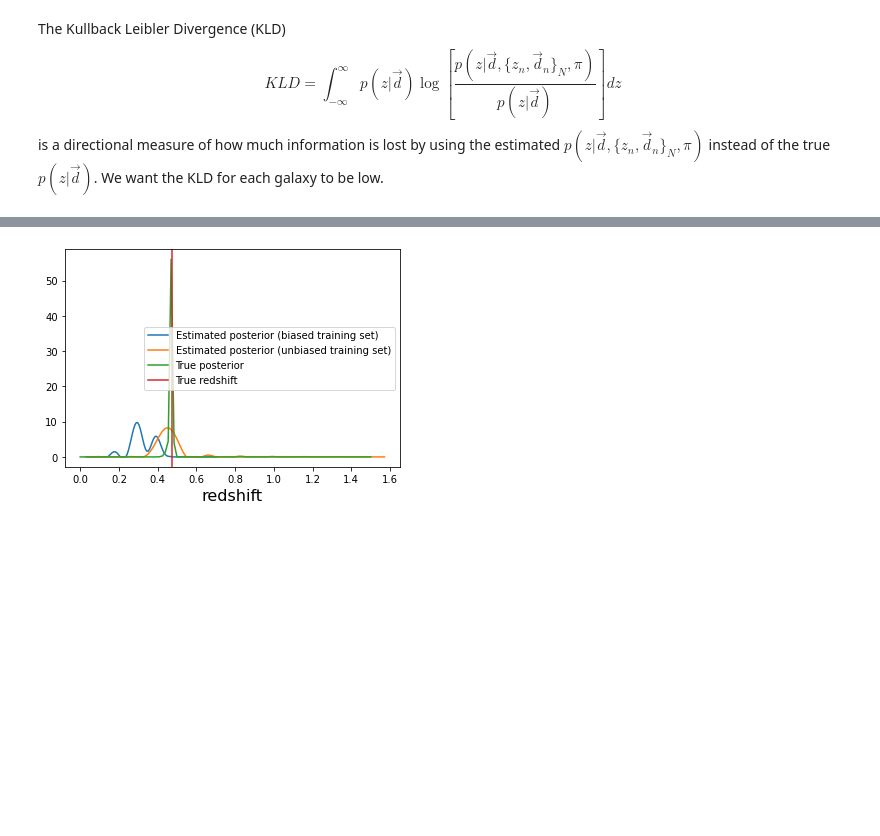
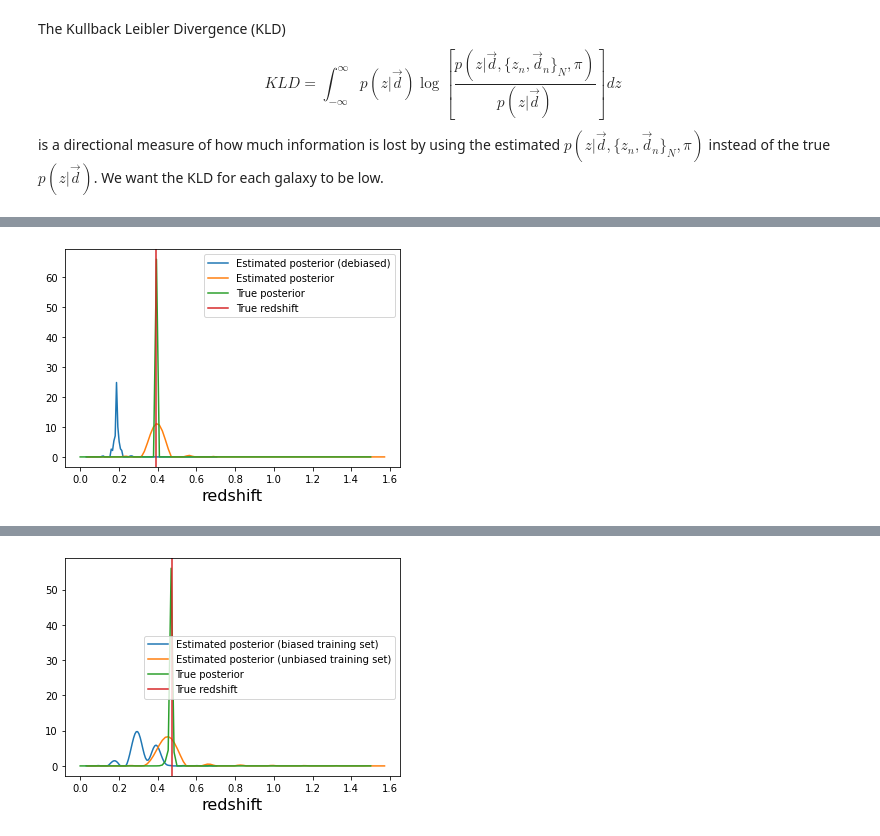
Before and after one commit to aimalz/qtc2021, a Jupyter notebook: intro.ipynb, the cells around one changed output, grey strips where cells are left out. Cells and saved outputs as stored; diff of their text form; code cells hidden in the pictures; blank space fills up the shorter version.

```diff
--- a/intro.ipynb
+++ b/intro.ipynb
@@ -660,0 +710,15 @@ plt.semilogy()
+# %%
+diff_new = new_KLDs - new_KLDs_debiased
+diff_new_max = np.argmax(diff_new)
+diff_new_min = np.argmin(diff_new)
+# %%
+#original
+plt.plot(y_grid_bias, new_cde_test_debiased[diff_new_max], label='Estimated posterior (debiased)')
+plt.plot(y_grid, new_cde_test[diff_new_max], label='Estimated posterior')
+plt.plot(grid, posteriors_test[diff_new_max], label='True posterior')
+plt.axvline(y_test[diff_new_max], 0, 1, c='C3', label='True redshift')
+plt.legend()
+plt.xlabel("redshift")
+plt.show()
+# %% [output]
+[figure, added]
```
Also changed, not shown: parts of 11 cells of this notebook, 1 other file.
